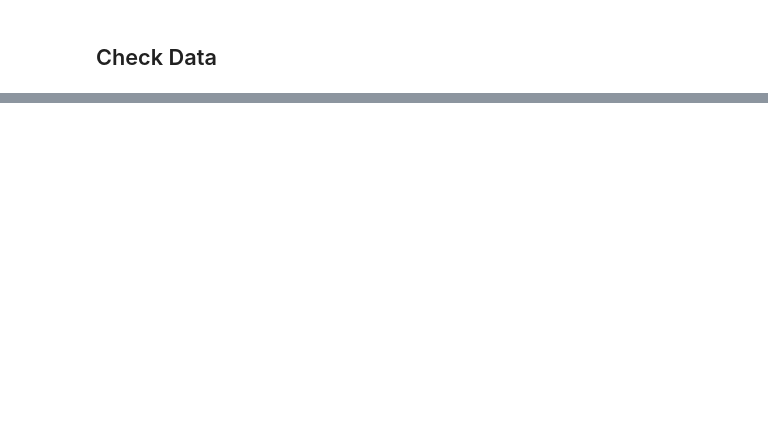
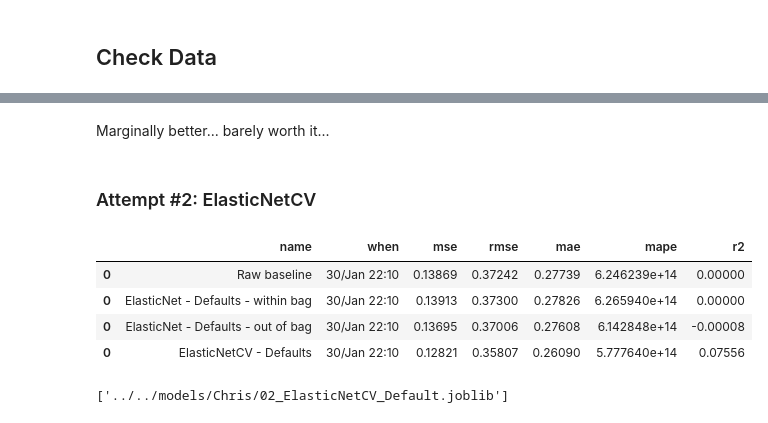
Before and after one commit to chrimaho/MDSI_ADSI_FEB21_AT1, a Jupyter notebook: notebooks/Chris/Test.ipynb, the cells around one changed output, grey strips where cells are left out. Saved outputs shown, nothing was run; the diff lists cells and outputs as text; code cells hidden in the pictures; blank space fills up the shorter version.

```diff
--- a/notebooks/Chris/Test.ipynb
+++ b/notebooks/Chris/Test.ipynb
@@ -64,3 +87,16 @@ display(data)
 | 7998 | 1292 | 39 | 7.7 | 2.5 | 1.0 | 2.3 | 40.1 | -0.3 | -0.5 | 13.3 | 0.6 | ... |
 | 7999 | 2900 | 49 | 19.2 | 4.8 | 1.7 | 5.1 | 32.6 | 0.7 | 2.4 | 41.3 | 0.8 | ... |
 8000 rows × 21 columns
+# %%
+# Fix column names
+print(data.columns)
+data.columns = data.columns.str.replace(' ', '_')
+print(data.columns)
+
+# Save training data again
+data.to_csv("../../data/raw/train.csv", index=False)
+
+# Apply same logix to test data
+test = pd.read_csv("../../data/raw/test.csv")
+test.columns = test.columns.str.replace(' ', '_')
+test.to_csv("../../data/raw/test.csv", index=False)
@@ -77,0 +197,12 @@ profile
+# %%
+# Set DF for score dumps
+pred_scor = pd.DataFrame(
+    { "name": []
+    , "when": []
+    , "mse": []
+    , "rmse": []
+    , "mae": []
+    , "mape": []
+    , "r2": []
+    }
+)
@@ -77,0 +328,29 @@ profile
+# %% [markdown]
+Marginally better... barely worth it...
+# %% [markdown]
+### Attempt #2: ElasticNetCV
+# %%
+# Import model
+from sklearn.linear_model import ElasticNetCV
+
+# Instantiate
+reg = ElasticNetCV()
+
+# Train
+reg.fit(feat, targ)
+
+# Predict on validation data
+pred = reg.predict(feat)
+
+# Check performance
+save_reg_perf(pred, targ, "ElasticNetCV - Defaults")
+
+# Backup
+dump(reg, "../../models/Chris/02_ElasticNetCV_Default.joblib")
+# %% [output]
+|  | name | when | mse | rmse | mae | mape | r2 |
+| 0 | Raw baseline | 30/Jan 22:10 | 0.13869 | 0.37242 | 0.27739 | 6.246239e+14 | 0.00000 |
+| 0 | ElasticNet - Defaults - within bag | 30/Jan 22:10 | 0.13913 | 0.37300 | 0.27826 | 6.265940e+14 | 0.00000 |
+| 0 | ElasticNet - Defaults - out of bag | 30/Jan 22:10 | 0.13695 | 0.37006 | 0.27608 | 6.142848e+14 | -0.00008 |
+| 0 | ElasticNetCV - Defaults | 30/Jan 22:10 | 0.12821 | 0.35807 | 0.26090 | 5.777640e+14 | 0.07556 |
+['../../models/Chris/02_ElasticNetCV_Default.joblib']
```
Also changed, not shown: parts of 33 cells of this notebook, 1 other file.
